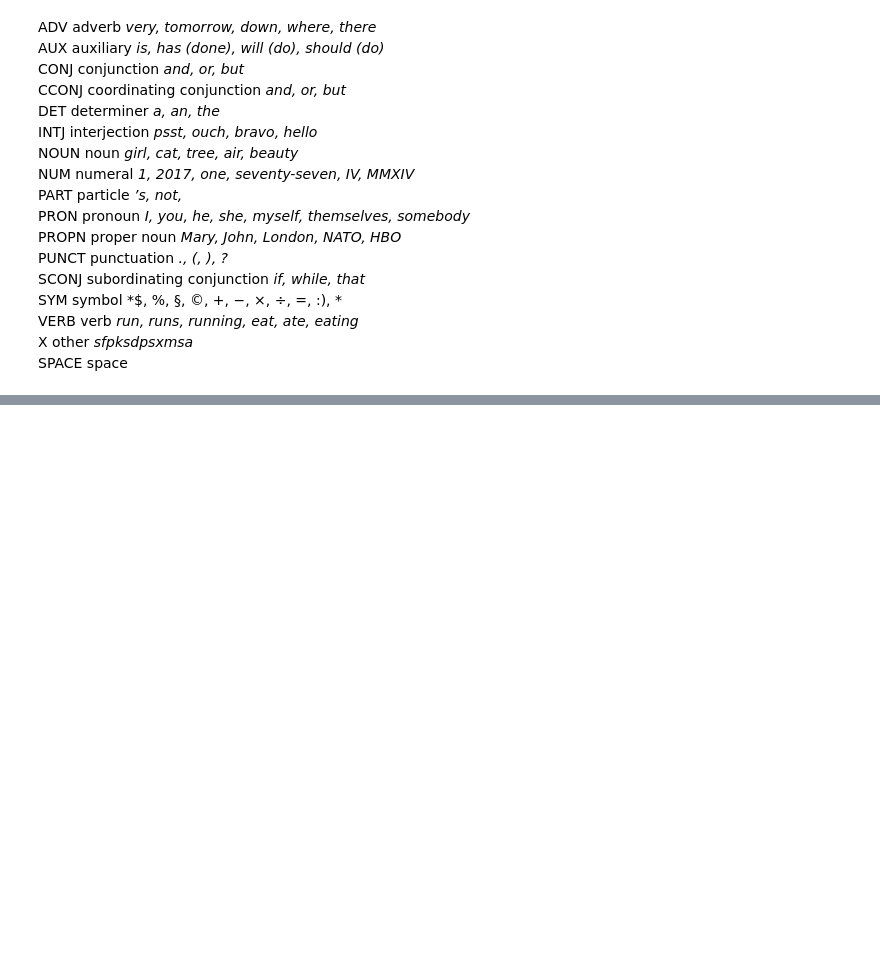
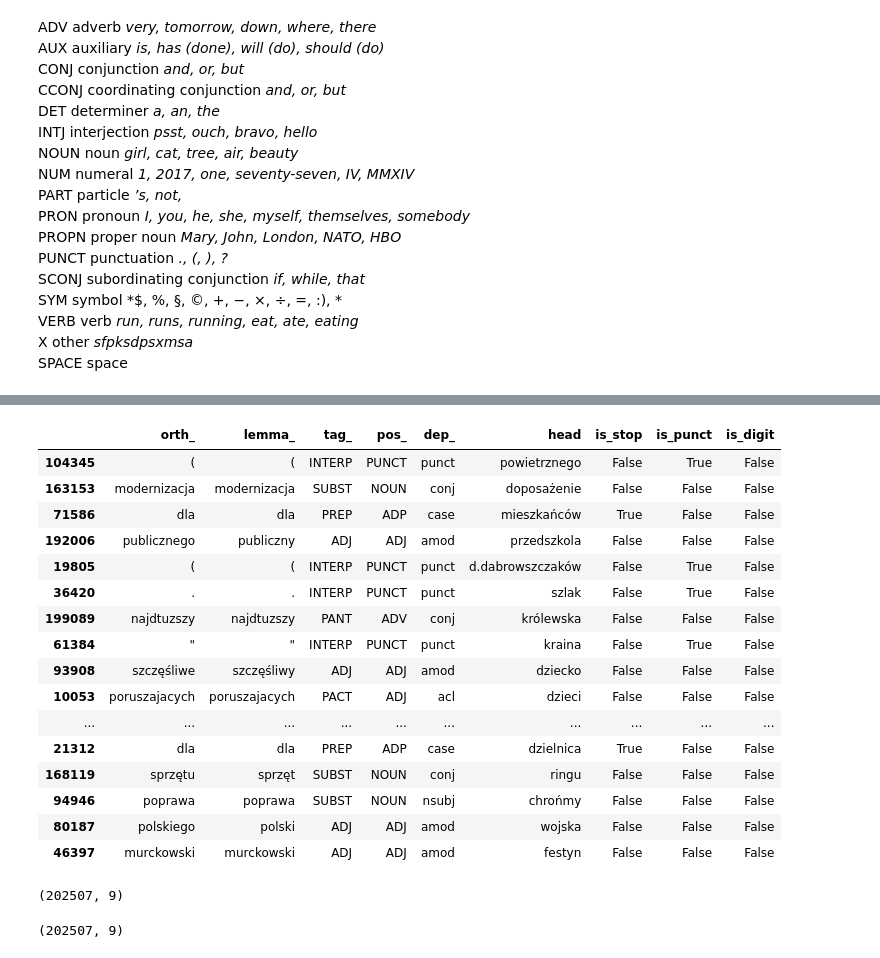
Before and after one commit to malowana/NLP_budzet_obywatelski, a Jupyter notebook: BO_analiza_morfologiczna.ipynb, the cells around one changed output, grey strips where cells are left out. Saved outputs shown, nothing was run; the diff lists cells and outputs as text; code cells hidden in the pictures; blank space fills up the shorter version.

```diff
--- a/BO_analiza_morfologiczna.ipynb
+++ b/BO_analiza_morfologiczna.ipynb
@@ -277,0 +242,3 @@ Name: tag_, dtype: int64
+# %%
+df_roc = df[df['miasto'] != "WARSZAWA"]
+df_roc.head(10)
@@ -277,0 +257,13 @@ Name: tag_, dtype: int64
+# %%
+#zlaczenie wszystkich nazw w jeden string
+docs_roc = ' '.join(df_roc.nazwa)
+docs_roc = docs_roc.lower()
+# %%
+def create_morf_table(df):
+  docs_roc = ' '.join(df.nazwa)
+  docs_roc = docs_roc.lower()
+  doc=nlp(docs_roc)
+  attribs = ['orth_', 'lemma_', 'tag_', 'pos_', 'dep_', 'head', 'is_stop', 'is_punct', 'is_digit']
+  table = [{att:tok.__getattribute__(att) for att in attribs} for tok in doc]
+  morf_table = pd.DataFrame(table)
+  return morf_table
@@ -277,0 +272,26 @@ Name: tag_, dtype: int64
+# %%
+df_roc_morf = create_morf_table(df_roc)
+# %%
+df_roc_morf.sample(20)
+# %% [output]
+|  | orth_ | lemma_ | tag_ | pos_ | dep_ | head | is_stop | is_punct | is_digit |
+| 104345 | ( | ( | INTERP | PUNCT | punct | powietrznego | False | True | False |
+| 163153 | modernizacja | modernizacja | SUBST | NOUN | conj | doposażenie | False | False | False |
+| 71586 | dla | dla | PREP | ADP | case | mieszkańców | True | False | False |
+| 192006 | publicznego | publiczny | ADJ | ADJ | amod | przedszkola | False | False | False |
+| 19805 | ( | ( | INTERP | PUNCT | punct | d.dabrowszczaków | False | True | False |
+| 36420 | . | . | INTERP | PUNCT | punct | szlak | False | True | False |
+| 199089 | najdtuzszy | najdtuzszy | PANT | ADV | conj | królewska | False | False | False |
+| 61384 | " | " | INTERP | PUNCT | punct | kraina | False | True | False |
+| 93908 | szczęśliwe | szczęśliwy | ADJ | ADJ | amod | dziecko | False | False | False |
+| 10053 | poruszajacych | poruszajacych | PACT | ADJ | acl | dzieci | False | False | False |
+| ... | ... | ... | ... | ... | ... | ... | ... | ... | ... |
+| 21312 | dla | dla | PREP | ADP | case | dzielnica | True | False | False |
+| 168119 | sprzętu | sprzęt | SUBST | NOUN | conj | ringu | False | False | False |
+| 94946 | poprawa | poprawa | SUBST | NOUN | nsubj | chrońmy | False | False | False |
+| 80187 | polskiego | polski | ADJ | ADJ | amod | wojska | False | False | False |
+| 46397 | murckowski | murckowski | ADJ | ADJ | amod | festyn | False | False | False |
+# %%
+df_roc_morf.shape
+# %% [output]
+(202507, 9)
@@ -277,0 +301,4 @@ Name: tag_, dtype: int64
+# %%
+df_roc_morf.shape
+# %% [output]
+(202507, 9)
```
Also changed, not shown: parts of 16 cells of this notebook.
